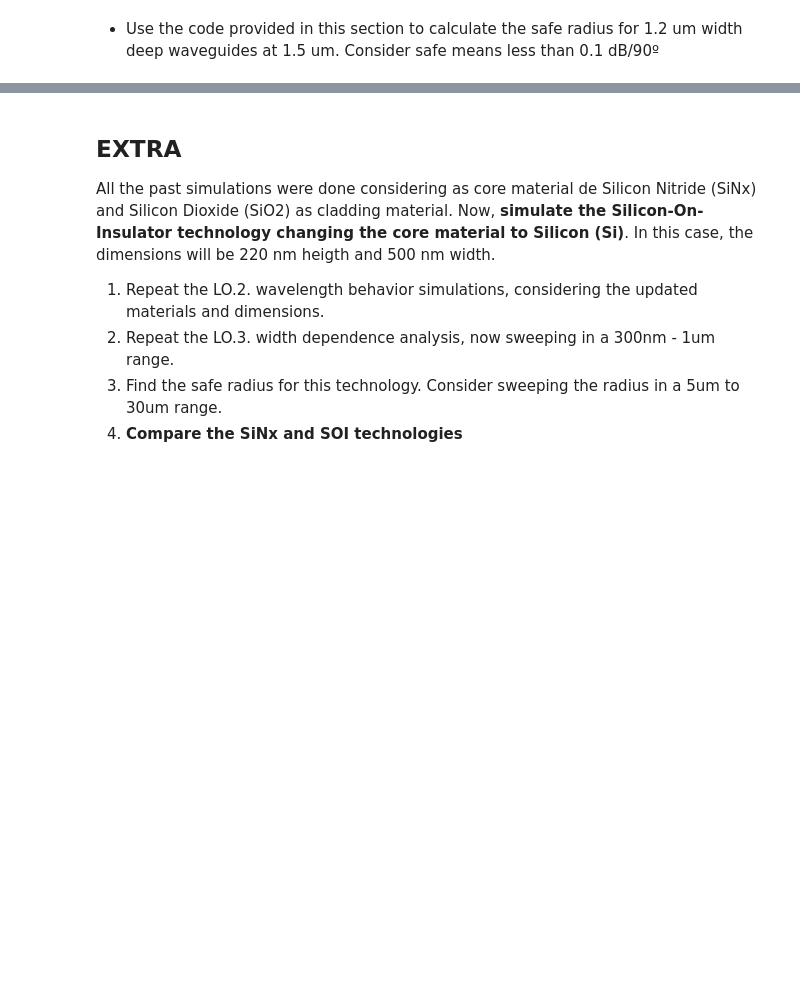
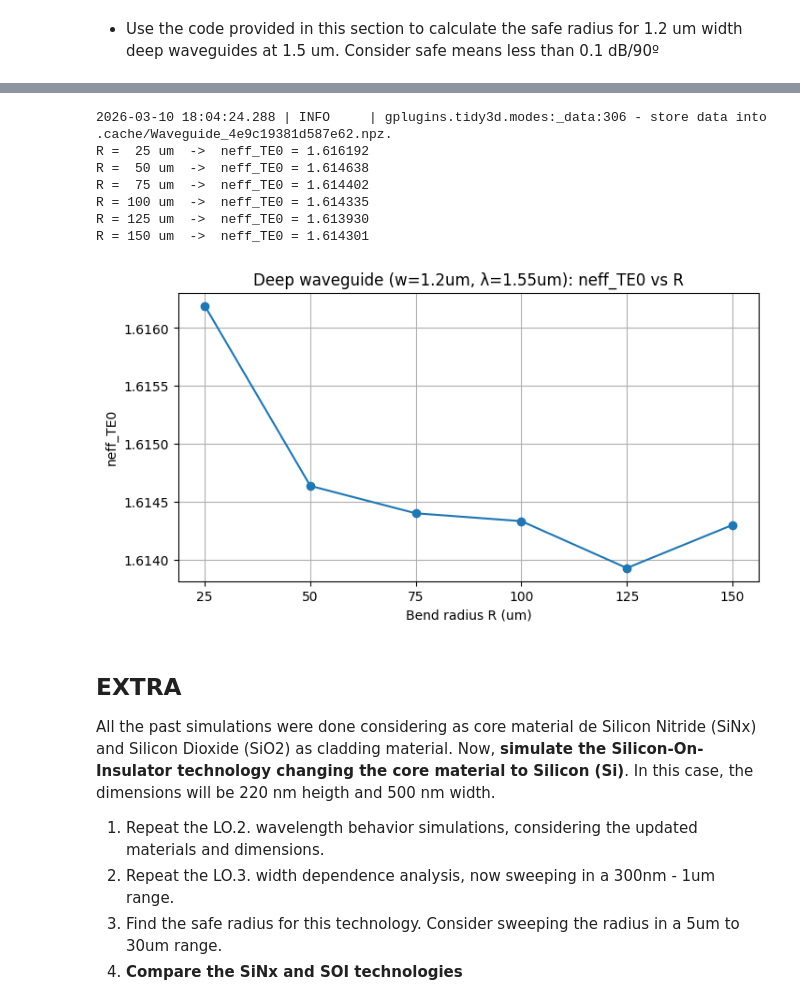
Before and after one commit to rauleet/cifoin-lab1, a Jupyter notebook: WAVEGUIDES_Student.ipynb, the cells around one changed output, grey strips where cells are left out. Cells and saved outputs as stored; diff of their text form; code cells hidden in the pictures; blank space fills up the shorter version.

```diff
--- a/WAVEGUIDES_Student.ipynb
+++ b/WAVEGUIDES_Student.ipynb
@@ -672,3 +672,45 @@ plt.legend()
 [figure]
 # %% [markdown]
 - Use the code provided in this section to calculate the safe radius for 1.2 um width deep waveguides at 1.5 um. Consider safe means less than 0.1 dB/90º
+# %%
+import numpy as np
+import matplotlib.pyplot as plt
+
+radii = np.array([25, 50, 75, 100, 125, 150])  # um
+neff_TE0 = []
+
+for R in radii:
+    bend_1550 = gt.modes.Waveguide(
+        wavelength=1550 * nm,
+        core_width=1.2,
+        slab_thickness=0.0,       # DEEP
+        core_material="sin",
+        clad_material="sio2",
+        core_thickness=300 * nm,
+        num_modes=1,
+        cache_path=".cache/",
+        precision="double",
+        max_grid_scaling=1.2,
+        grid_resolution=30,
+        bend_radius=R,            # um
+    )
+
+    # --- FIX: n_eff a veces es escalar ---
+    n_eff_val = np.asarray(bend_1550.n_eff).real
+    neff0 = float(n_eff_val[0]) if n_eff_val.ndim > 0 else float(n_eff_val)
+    neff_TE0.append(neff0)
+
+neff_TE0 = np.array(neff_TE0)
+
+for R, n in zip(radii, neff_TE0):
+    print(f"R = {R:>3} um  ->  neff_TE0 = {n:.6f}")
+
+plt.figure(figsize=(8,4))
+plt.plot(radii, neff_TE0, marker="o")
+plt.xticks(radii)
+plt.xlabel("Bend radius R (um)")
+plt.ylabel("neff_TE0")
+plt.title("Deep waveguide (w=1.2um, λ=1.55um): neff_TE0 vs R")
+plt.grid(True)
+plt.show()
+# %% [output]
@@ -675,3 +722,11 @@ plt.legend()
+2026-03-10 18:04:24.288 | INFO     | gplugins.tidy3d.modes:_data:306 - store data into .cache/Waveguide_4e9c19381d587e62.npz.
+R =  25 um  ->  neff_TE0 = 1.616192
+R =  50 um  ->  neff_TE0 = 1.614638
+R =  75 um  ->  neff_TE0 = 1.614402
+R = 100 um  ->  neff_TE0 = 1.614335
+R = 125 um  ->  neff_TE0 = 1.613930
+R = 150 um  ->  neff_TE0 = 1.614301
+[figure, added]
 # %% [markdown]
 ## EXTRA
 
```
Also changed, not shown: parts of 13 cells of this notebook.
